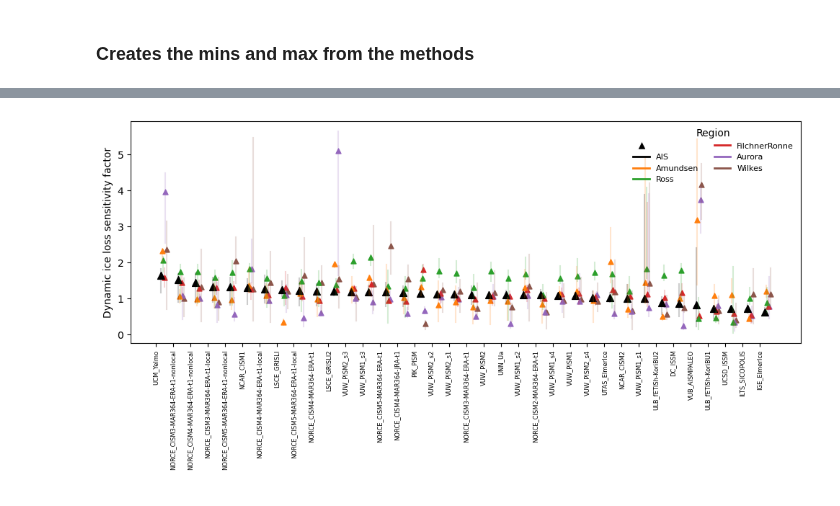
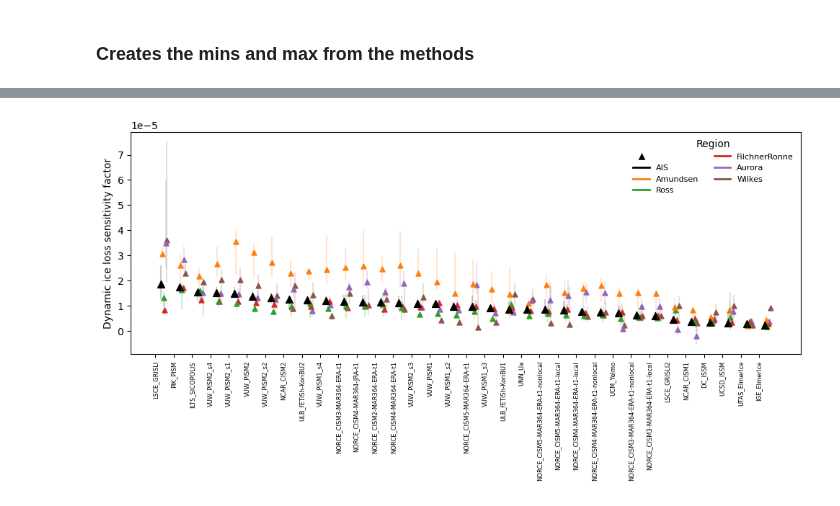
Before and after one commit to jojobeck/ISMIP6Hackathon, a Jupyter notebook: GroupBMBtodSLR/data_analysis/evaluate_best_method_for_DILS_by_prmse_paperfig.ipynb, the cells around one changed output, grey strips where cells are left out. Saved outputs shown, nothing was run; the diff lists cells and outputs as text; code cells hidden in the pictures.

```diff
--- a/GroupBMBtodSLR/data_analysis/evaluate_best_method_for_DILS_by_prmse_paperfig.ipynb
+++ b/GroupBMBtodSLR/data_analysis/evaluate_best_method_for_DILS_by_prmse_paperfig.ipynb
@@ -18,7 +18,8 @@ colors = ['#1f77b4','#2ca02c','#9467bd']
 colors2 = ['darksalmon','coral','olive']
 scatters = ['.','+','^','v']
 
-df_dils = pd.read_csv('tables/prmse_recalc_linear_dynamic_ice_loss_sensitivity_from_cumBMB.csv')
+#df_dils_prmse = pd.read_csv('tables/prmse_recalc_linear_dynamic_ice_loss_sensitivity_from_cumBMB.csv')
+df_dils = pd.read_csv(f'{pth_table}linear_dynamic_ice_loss_sensitivity_from_cumBMB.csv')
 
 regions = df_dils.columns[4:].values.tolist()
 regions = ['AIS', 'Amundsen', 'Ross', 'FilchnerRonne', 'Aurora', 'Wilkes']
@@ -112,3 +113,9 @@ See the caveats in the documentation: https://pandas.pydata.org/pandas-docs/stab
 ## Plot the main figure
 # %% [markdown]
 ### Creates the mins and max from the methods
+# %%
+df_best_new = df_best.copy()
+key='VUB_AISMPALEO'
+df_best_new = df_best_new.drop(np.where(df_best_new.Model.values==key)[0][0]).reset_index(drop=True)
+key='VUW_PISM1_s1'
+df_best_new = df_best_new.drop(np.where(df_best_new.Model.values==key)[0][0]).reset_index(drop=True)
@@ -115,30 +143,29 @@ See the caveats in the documentation: https://pandas.pydata.org/pandas-docs/stab
 # %%
-index =np.argsort(df_best['dils_AIS'].values)
+index =np.argsort(df_best_new['dils_AIS'].values)
 index = index[::-1]
 
-param_u = np.unique(df_best['parameterization'])
+param_u = np.unique(df_best_new['parameterization'])
 marker_u = ['^','v','*','s','P','p']
 dic_marker = {}
 for i,key in enumerate(param_u):
     dic_marker[key]= marker_u[i]
 markers = []
 marker_nomodel=[]
-msk = df_best.Model.values != 'VUW_PISM2_s1'
-for key in df_best['parameterization'][index]:
+msk = df_best_new.Model.values != 'VUW_PISM2_s1'
+
+for key in df_best_new['parameterization'][index]:
     markers.append(dic_marker[key])
 
-for key in df_best['parameterization'][msk]:
+for key in df_best_new['parameterization'][msk]:
     marker_nomodel.append(dic_marker[key])
 
 f,ax = plt.subplots(1,1,figsize =(12,4))
 colors = ['black', '#ff7f0e', '#2ca02c', '#d62728', '#9467bd', '#8c564b']
 
 for i,region in enumerate(regions[::-1]):
-    y = df_best[f'dils_{region}'].values[index]
-    y_err_lower = df_best[f'dils_min_{region}'].values[index]
-    y_err_upper = df_best[f'dils_max_{region}'].values[index]
-    #y_err_lower = df_best_min_max[f'min_dils_{region}'].values[index]
-    #y_err_upper = df_best_min_max[f'max_dils_{region}'].values[index]
+    y = df_best_new[f'dils_{region}'].values[index]
+    y_err_lower = df_best_new[f'dils_min_{region}'].values[index]
+    y_err_upper = df_best_new[f'dils_max_{region}'].values[index]
     xall = np.arange(len(index))*8+5 -0.5 *i
 
     for j, yl in enumerate(y_err_lower):
@@ -152,32 +179,32 @@ for i,region in enumerate(regions[::-1]):
         plt.plot([x,x], [yl,yu], color=colors[::-1][i], alpha=0.2)
 
 ax.set_xticks(np.arange(len(index))*8)
-ax.set_xticklabels(df_best['Model'].values[index], rotation = 90,fontsize =6)
+ax.set_xticklabels(df_best_new['Model'].values[index], rotation = 90,fontsize =6)
 ax.set_ylabel('Dynamic ice loss sensitivity factor') ##TODO: Check units
 
 # Legend for markers
 marker_handles = [plt.Line2D([0], [0], marker=marker_u[i], color='w',
                              markerfacecolor='k', markersize=8,
                              label=param_u[i])
                   for i in range(len(param_u))]
 
 # Legend for colors
 color_handles = [plt.Line2D([0], [0], color=colors[i], lw=2,
                             label=region)
                  for i, region in enumerate(regions)]
 
 # Combine marker and color legends into one
 combined_handles = marker_handles + color_handles
 combined_labels = param_u.tolist() + regions
 
 # Add the combined legend
 ax.legend(handles=combined_handles, labels=combined_labels, title="Region",
           loc='upper right', bbox_to_anchor=(1, 1), ncol=2, frameon=False, fontsize = 8)
 
 # Your existing code here...
 
 # Save the figure with tight bounding box
 f.savefig('/Volumes/FMac/computing/data/antarctica/ismip6/hackathon/figures/dils_region.pdf', bbox_inches='tight')
 f.savefig('/Volumes/FMac/computing/data/antarctica/ismip6/hackathon/figures/dils_region.jpeg', bbox_inches='tight')
 # %% [output]
-[figure, old version]
+[figure, new version]
```
Also changed, not shown: parts of 1 cell of this notebook, 4 other files.
